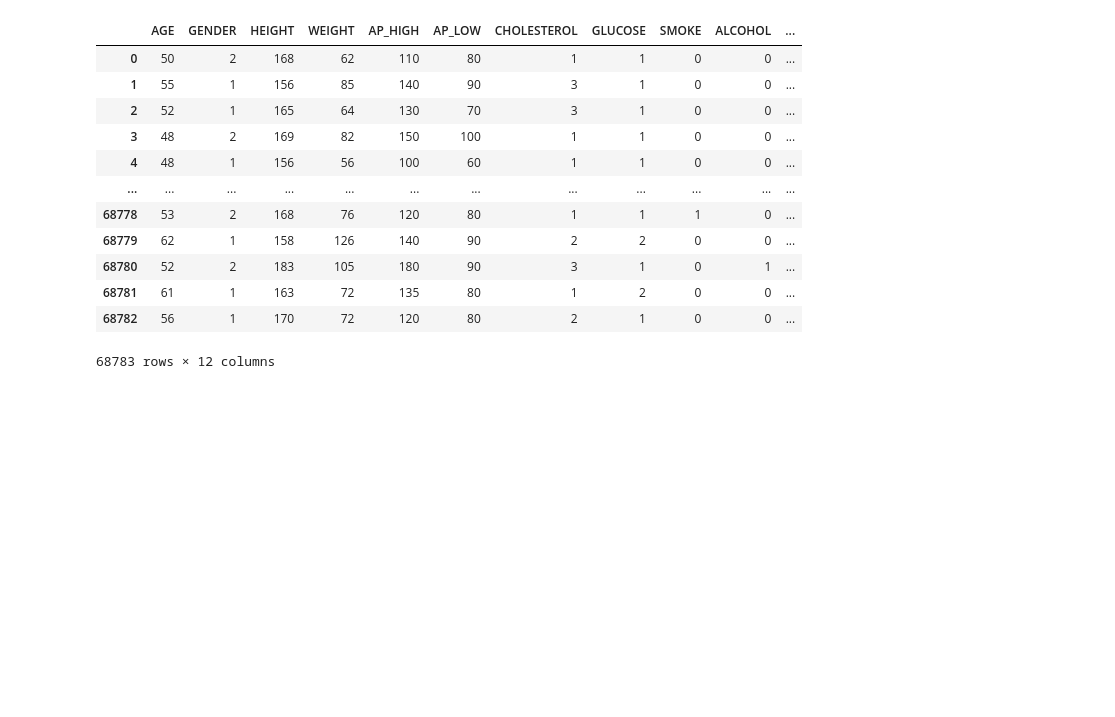
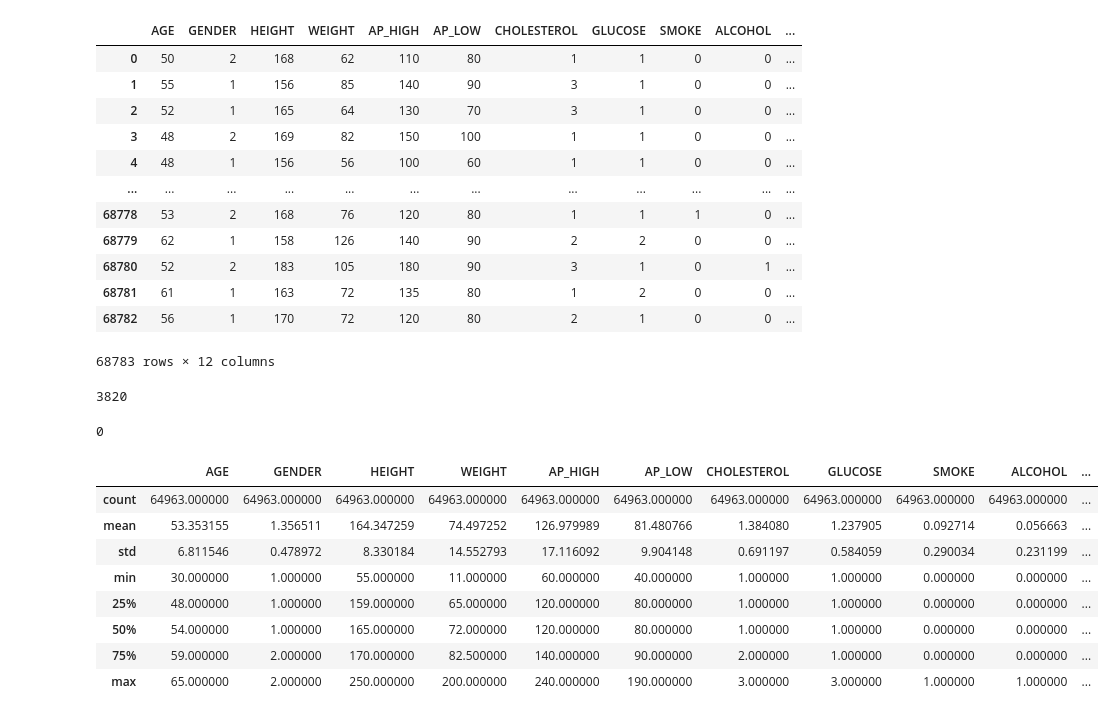
Before and after one commit to georgeob/Zigo_NS2021, a Jupyter notebook: zigo_projekt.ipynb, the cells around one changed output. Drawn from its saved outputs; the diff is of its cells as text; code cells hidden in the pictures; blank space fills up the shorter version.

```diff
--- a/zigo_projekt.ipynb
+++ b/zigo_projekt.ipynb
@@ -35,0 +28,21 @@ X_train, X_test, y_train, y_test = train_test_split(x, y, test_size = 0.2, rando
+# %%
+dataset.duplicated().sum()
+# %% [output]
+3820
+# %%
+dataset.drop_duplicates(inplace=True)
+dataset.duplicated().sum()
+# %% [output]
+0
+# %%
+dataset.describe()
+# %% [output]
+|  | AGE | GENDER | HEIGHT | WEIGHT | AP_HIGH | AP_LOW | CHOLESTEROL | GLUCOSE | SMOKE | ALCOHOL | ... |
+| count | 64963.000000 | 64963.000000 | 64963.000000 | 64963.000000 | 64963.000000 | 64963.000000 | 64963.000000 | 64963.000000 | 64963.000000 | 64963.000000 | ... |
+| mean | 53.353155 | 1.356511 | 164.347259 | 74.497252 | 126.979989 | 81.480766 | 1.384080 | 1.237905 | 0.092714 | 0.056663 | ... |
+| std | 6.811546 | 0.478972 | 8.330184 | 14.552793 | 17.116092 | 9.904148 | 0.691197 | 0.584059 | 0.290034 | 0.231199 | ... |
+| min | 30.000000 | 1.000000 | 55.000000 | 11.000000 | 60.000000 | 40.000000 | 1.000000 | 1.000000 | 0.000000 | 0.000000 | ... |
+| 25% | 48.000000 | 1.000000 | 159.000000 | 65.000000 | 120.000000 | 80.000000 | 1.000000 | 1.000000 | 0.000000 | 0.000000 | ... |
+| 50% | 54.000000 | 1.000000 | 165.000000 | 72.000000 | 120.000000 | 80.000000 | 1.000000 | 1.000000 | 0.000000 | 0.000000 | ... |
+| 75% | 59.000000 | 2.000000 | 170.000000 | 82.500000 | 140.000000 | 90.000000 | 2.000000 | 1.000000 | 0.000000 | 0.000000 | ... |
+| max | 65.000000 | 2.000000 | 250.000000 | 200.000000 | 240.000000 | 190.000000 | 3.000000 | 3.000000 | 1.000000 | 1.000000 | ... |
```
Also changed, not shown: parts of 6 cells of this notebook.
